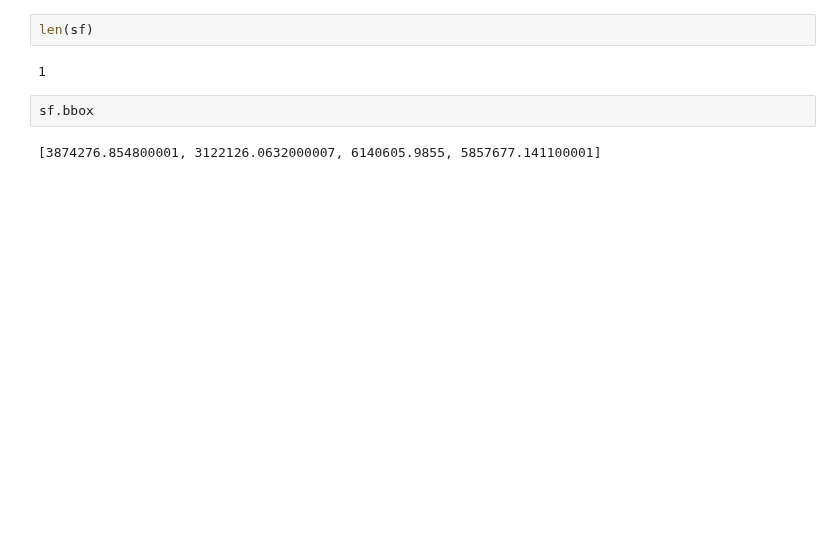
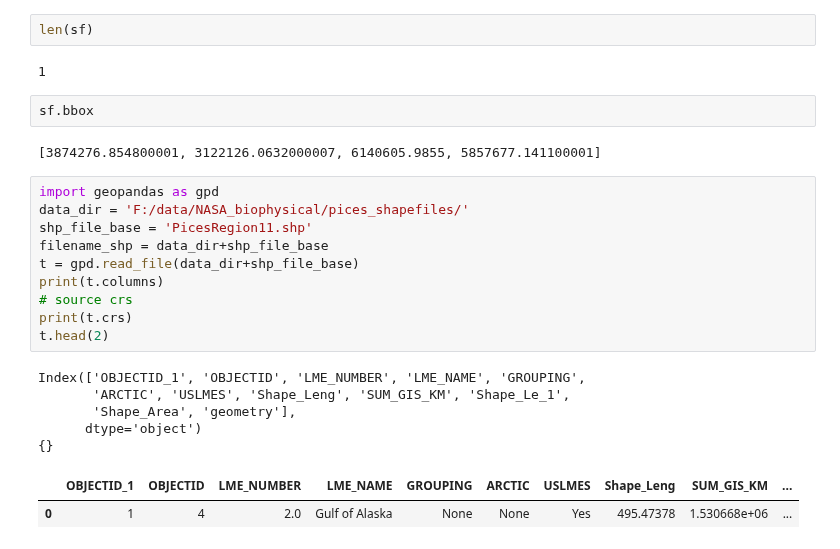
Before and after one commit to cgentemann/Biophysical, a Jupyter notebook: shapefile reading test code.ipynb, the cells around one changed output. Saved outputs shown, nothing was run; the diff lists cells and outputs as text; blank space fills up the shorter version.

```diff
--- a/shapefile reading test code.ipynb
+++ b/shapefile reading test code.ipynb
@@ -122,3 +149,21 @@ len(sf)
 sf.bbox
 # %% [output]
 [3874276.854800001, 3122126.0632000007, 6140605.9855, 5857677.141100001]
+# %%
+import geopandas as gpd
+data_dir = 'F:/data/NASA_biophysical/pices_shapefiles/'
+shp_file_base = 'PicesRegion11.shp'
+filename_shp = data_dir+shp_file_base
+t = gpd.read_file(data_dir+shp_file_base)
+print(t.columns)
+# source crs
+print(t.crs)
+t.head(2)
+# %% [output]
+Index(['OBJECTID_1', 'OBJECTID', 'LME_NUMBER', 'LME_NAME', 'GROUPING',
+       'ARCTIC', 'USLMES', 'Shape_Leng', 'SUM_GIS_KM', 'Shape_Le_1',
+       'Shape_Area', 'geometry'],
+      dtype='object')
+{}
+|  | OBJECTID_1 | OBJECTID | LME_NUMBER | LME_NAME | GROUPING | ARCTIC | USLMES | Shape_Leng | SUM_GIS_KM | ... |
+| 0 | 1 | 4 | 2.0 | Gulf of Alaska | None | None | Yes | 495.47378 | 1.530668e+06 | ... |
```
Also changed, not shown: parts of 21 cells of this notebook.
